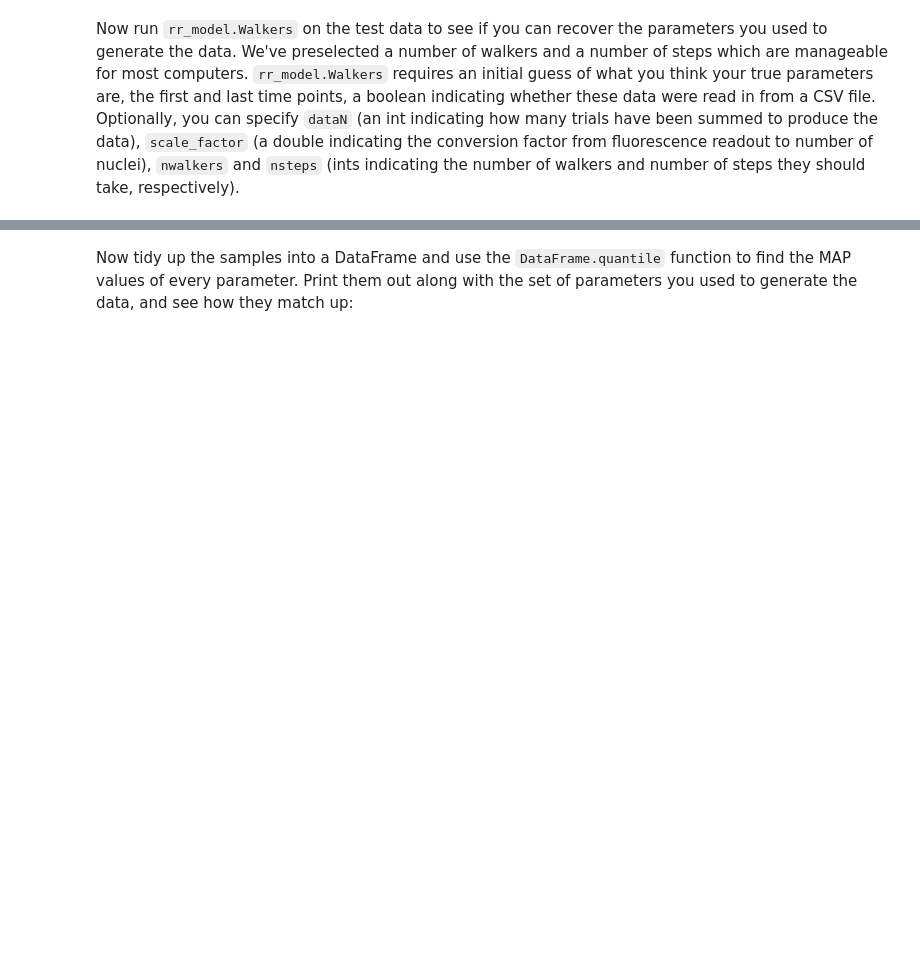
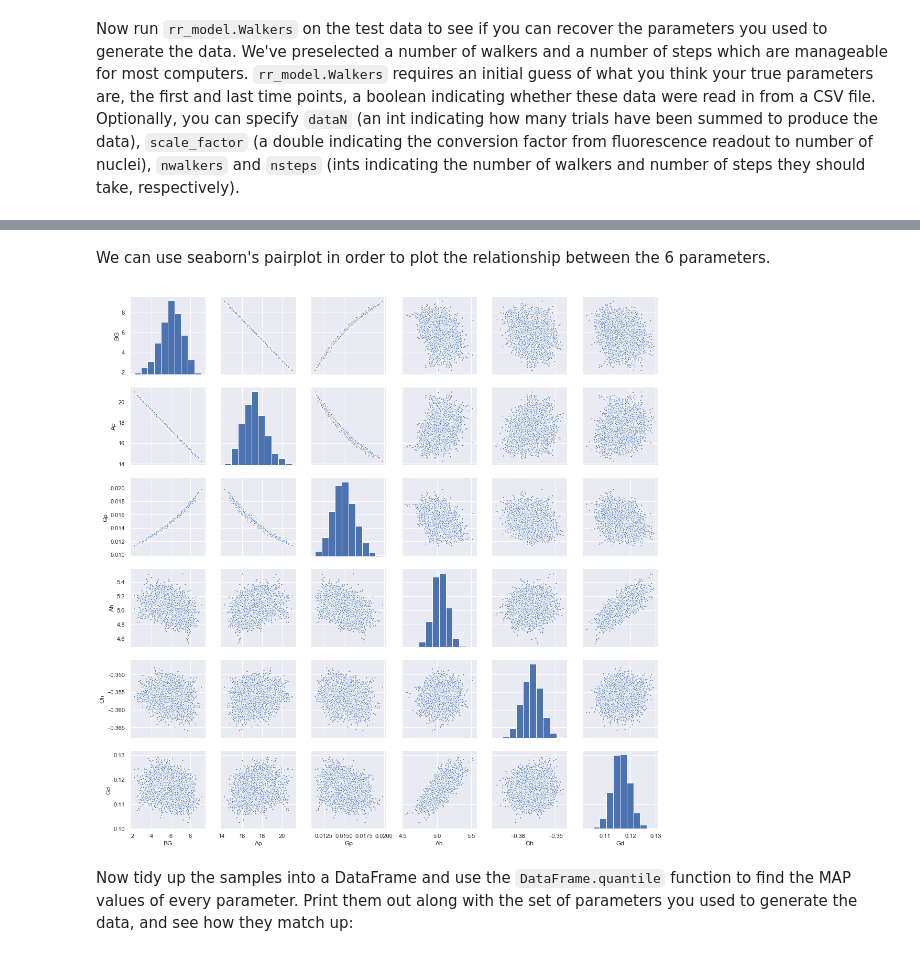
Before and after one commit to phys201/raman_rabi, a Jupyter notebook: tutorial.ipynb, the cells around one changed output, grey strips where cells are left out. Cells and saved outputs as stored; diff of their text form; code cells hidden in the pictures; blank space fills up the shorter version.

```diff
--- a/tutorial.ipynb
+++ b/tutorial.ipynb
@@ -210,4 +252,6 @@ Once you have your samples, estimate a burn-in time for the sampler and retain t
 # %%
-burn_in_time = 100
+burn_in_time = 200
 samples = test_samples.chain[:,burn_in_time:,:]
+# reshape the samples into a 1D array where the colums are
+# BG, Ap, Gammap, Ah, Omegah, Gammadeph
 traces = samples.reshape(-1, numdim).T
@@ -214,3 +261,14 @@ traces = samples.reshape(-1, numdim).T
+# %%
+# create a pandas DataFrame with labels
+parameter_samples = pd.DataFrame({'BG': traces[0], 'Ap': traces[1],
+                'Gp': traces[2], 'Ah': traces[3],
+                'Oh': traces[4], 'Gd':traces[5]})
+# %% [markdown]
+We can use seaborn's pairplot in order to plot the relationship between the 6 parameters.
+# %%
+sns.pairplot(parameter_samples, markers='.');
+# %% [output]
+[figure, added]
 # %% [markdown]
 Now tidy up the samples into a DataFrame and use the `DataFrame.quantile` function to find the MAP values of every parameter. Print them out along with the set of parameters you used to generate the data, and see how they match up:
 # %%
```
Also changed, not shown: parts of 31 cells of this notebook.
